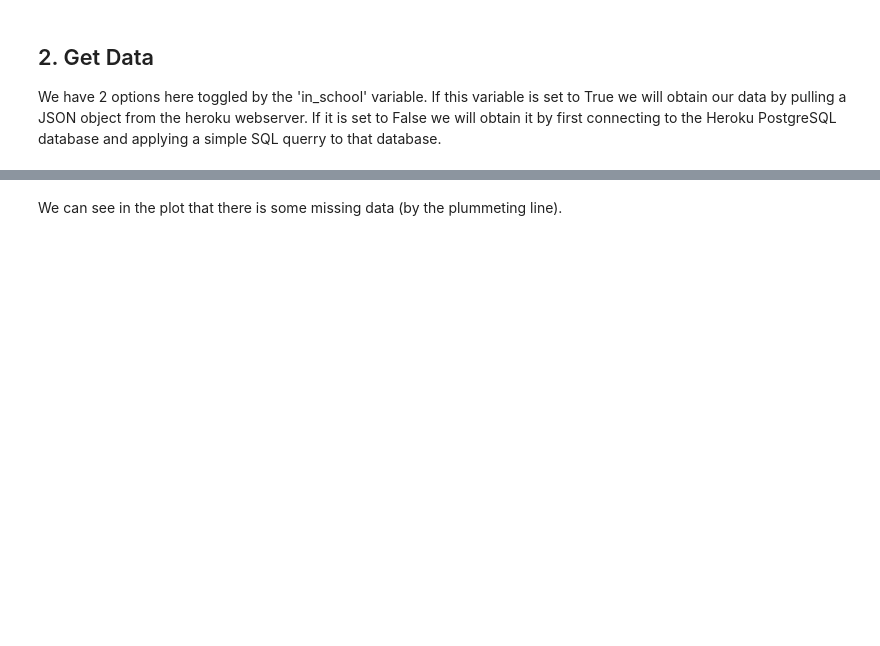
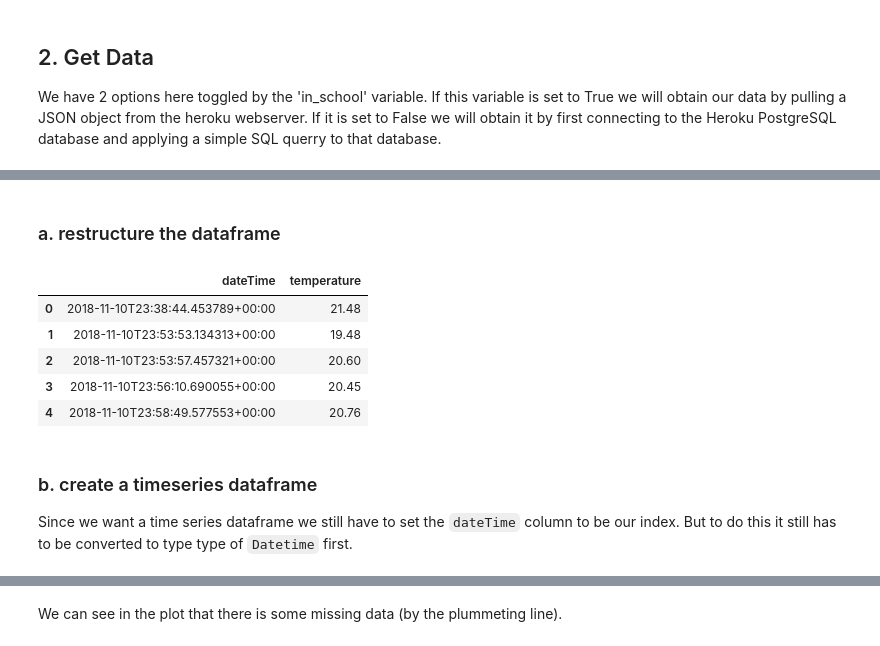
Before and after one commit to bryanhonof/Smart-Systems-Assignment-1, a Jupyter notebook: Python/test_notebook.ipynb, the cells around one changed output, grey strips where cells are left out. Cells and saved outputs as stored; diff of their text form; code cells hidden in the pictures; blank space fills up the shorter version.

````diff
--- a/Python/test_notebook.ipynb
+++ b/Python/test_notebook.ipynb
@@ -82 +101,22 @@ Since we are aiming to work with a time series we have to set the 'dateTime' col
+# %% [markdown]
+### a. restructure the dataframe <a name="restructure-the-dataframe">
+# %%
+# Filter out all the columsn except for 'creation_date' & 'value'
+# Rename those columns to 'dateTime' & temperature
+df = pd.DataFrame(data, columns = ['creation_date', 'value'])
+df.columns = ['dateTime', 'temperature']
+
+# Double check the results of the reassignment
+df.head(5)
+# %% [output]
+|  | dateTime | temperature |
+| 0 | 2018-11-10T23:38:44.453789+00:00 | 21.48 |
+| 1 | 2018-11-10T23:53:53.134313+00:00 | 19.48 |
+| 2 | 2018-11-10T23:53:57.457321+00:00 | 20.60 |
+| 3 | 2018-11-10T23:56:10.690055+00:00 | 20.45 |
+| 4 | 2018-11-10T23:58:49.577553+00:00 | 20.76 |
+# %% [markdown]
+### b. create a timeseries dataframe <a name="create-a-timeseries-dataframe">
+
+Since we want a time series dataframe we still have to set the ```dateTime``` column to be our index. But to do this it still has to be converted to type type of ```Datetime``` first.
 # %%
````
Also changed, not shown: parts of 35 cells of this notebook.
